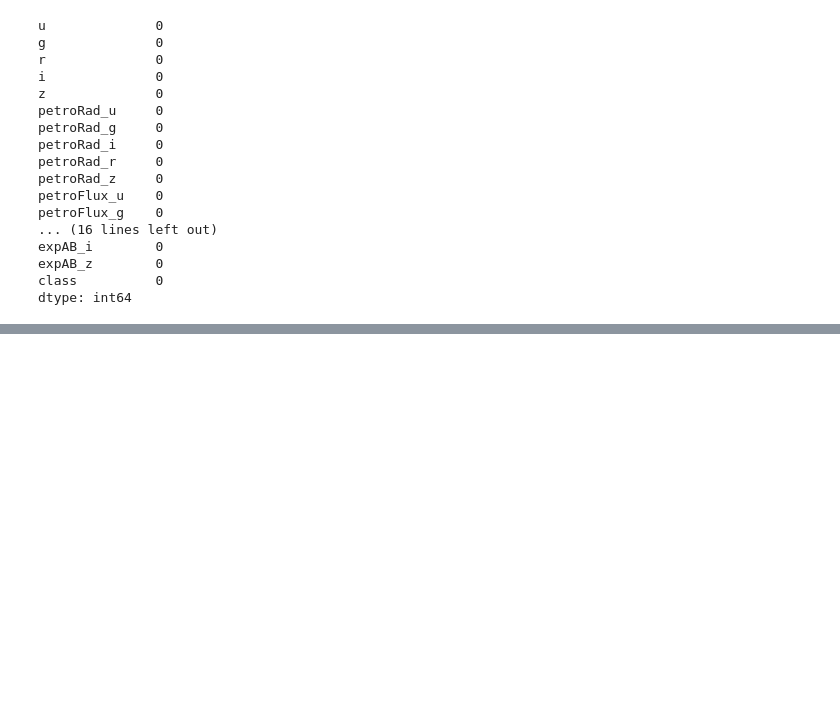
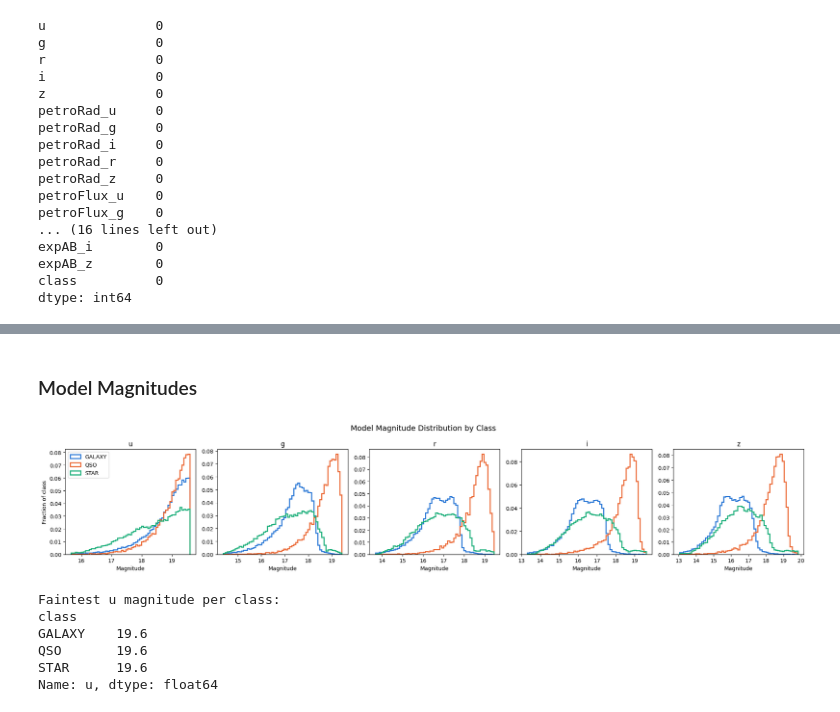
Before and after one commit to OmeedLodin/stellar-classification, a Jupyter notebook: notebooks/01_data_exploration.ipynb, the cells around one changed output, grey strips where cells are left out. Saved outputs shown, nothing was run; the diff lists cells and outputs as text; code cells hidden in the pictures; blank space fills up the shorter version.

```diff
--- a/notebooks/01_data_exploration.ipynb
+++ b/notebooks/01_data_exploration.ipynb
@@ -267,0 +533,50 @@ Overall, the correlation analysis shows that many retained features contain mean
+# %%
+def plot_class_histograms(data, columns, xlabel, title, filename, log_x=False):
+    """Plot one histogram panel per column with the three classes overlaid."""
+    fig, axes = plt.subplots(1, len(columns), figsize=(4 * len(columns), 4))
+
+    for ax, col in zip(axes, columns):
+        values = data[col]
+        if log_x:
+            # A log axis can't show zero or negative values
+            values = values[values > 0]
+
+        # Shared bins for all classes, so the histograms are directly comparable
+        low, high = values.quantile([0.005, 0.995])
+        bins = np.geomspace(low, high, 60) if log_x else np.linspace(low, high, 60)
+
+        for cls in CLASS_ORDER:
+            class_values = values[data.loc[values.index, 'class'] == cls]
+            # Weight each object by 1 / class size so each class sums to 1
+            weights = np.full(len(class_values), 1 / len(class_values))
+            ax.hist(class_values, bins=bins, weights=weights, histtype='step',
+                    linewidth=2, color=CLASS_COLOURS[cls], label=cls)
+
+        if log_x:
+            ax.set_xscale('log')
+        ax.set_title(col)
+        ax.set_xlabel(xlabel)
+
+    axes[0].set_ylabel("Fraction of class")
+    axes[0].legend()
+    fig.suptitle(title, fontsize=14)
+    fig.tight_layout()
+    fig.savefig(PLOTS_DIR / filename, dpi=300, bbox_inches='tight')
+    plt.show()
+# %% [markdown]
+### Model Magnitudes
+# %%
+plot_class_histograms(df, bands, "Magnitude",
+                      "Model Magnitude Distribution by Class", "distribution_mag.png")
+
+# Every class stops at the same faint limit in u, which points to a selection cut in the data
+print("Faintest u magnitude per class:")
+print(df.groupby('class')['u'].max().reindex(CLASS_ORDER).round(2))
+# %% [output]
+[figure, added]
+Faintest u magnitude per class:
+class
+GALAXY    19.6
+QSO       19.6
+STAR      19.6
+Name: u, dtype: float64
```
Also changed, not shown: parts of 59 cells of this notebook, 11 other files.
